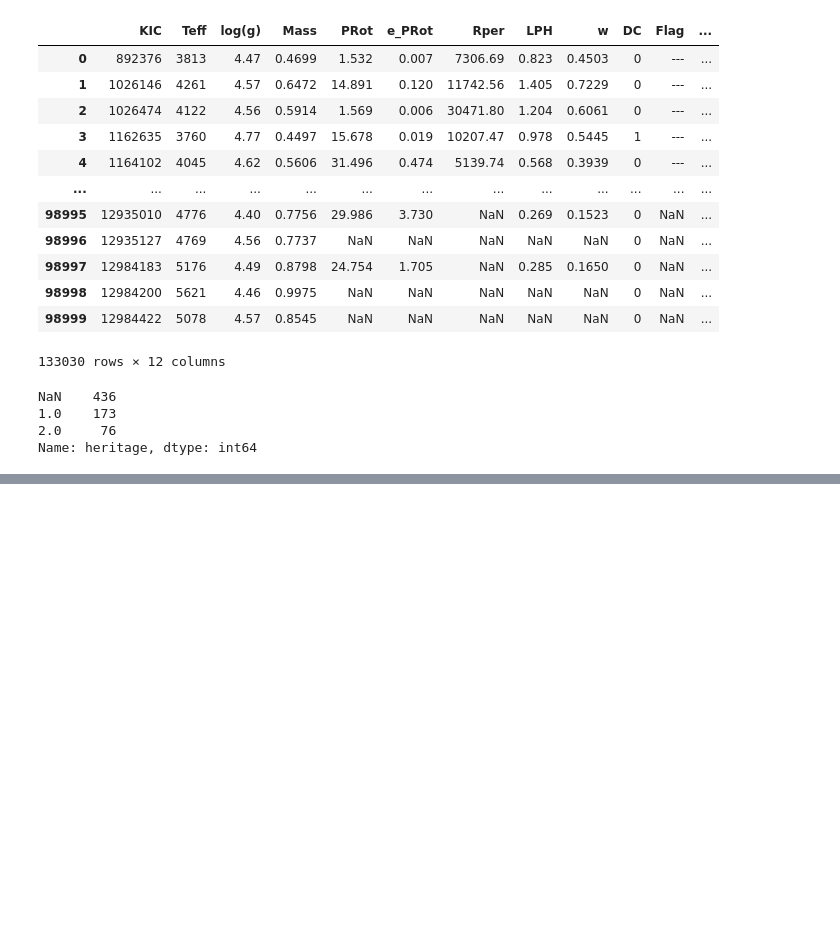
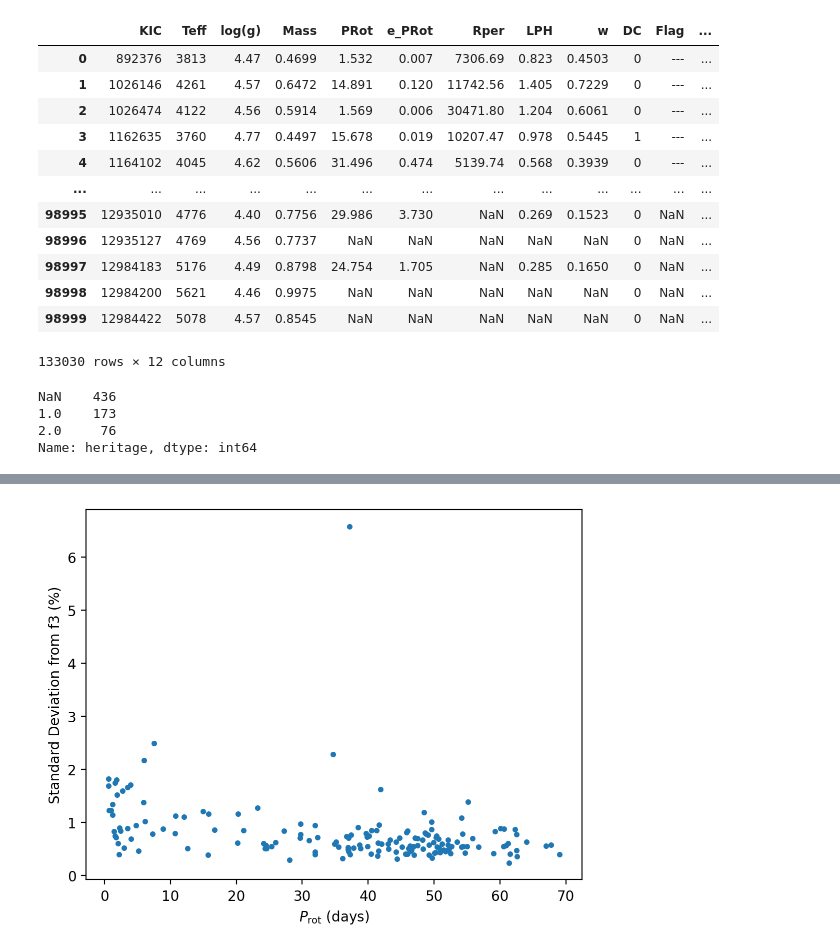
Before and after one commit to benmontet/wilson, a Jupyter notebook: notebooks/01_sample_selection/01_sample_selection_m_dwarfs.ipynb, the cells around one changed output, grey strips where cells are left out. Drawn from its saved outputs; the diff is of its cells as text; code cells hidden in the pictures; blank space fills up the shorter version.

```diff
--- a/notebooks/01_sample_selection/01_sample_selection_m_dwarfs.ipynb
+++ b/notebooks/01_sample_selection/01_sample_selection_m_dwarfs.ipynb
@@ -139,0 +162,13 @@ Name: kepmag, Length: 76, dtype: float64
+# %%
+for index in with_prot.index.values:
+    kepid = with_prot.iloc[index].kepid
+    flux = ffidata[ffidata['KIC'] == kepid].iloc[:,1:53]
+    yerr = ffidata[ffidata['KIC'] == kepid].iloc[:,-52:]
+
+    with_prot.loc[index, 'f3_std'] = np.std(np.asarray(flux)[0])
+# %%
+plt.plot(with_prot.PRot, with_prot.f3_std*100, '.')
+plt.ylabel('Standard Deviation from f3 (%)')
+plt.xlabel('$P_\mathrm{rot}$ (days)');
+# %% [output]
+[figure, added]
```
Also changed, not shown: parts of 26 cells of this notebook.
